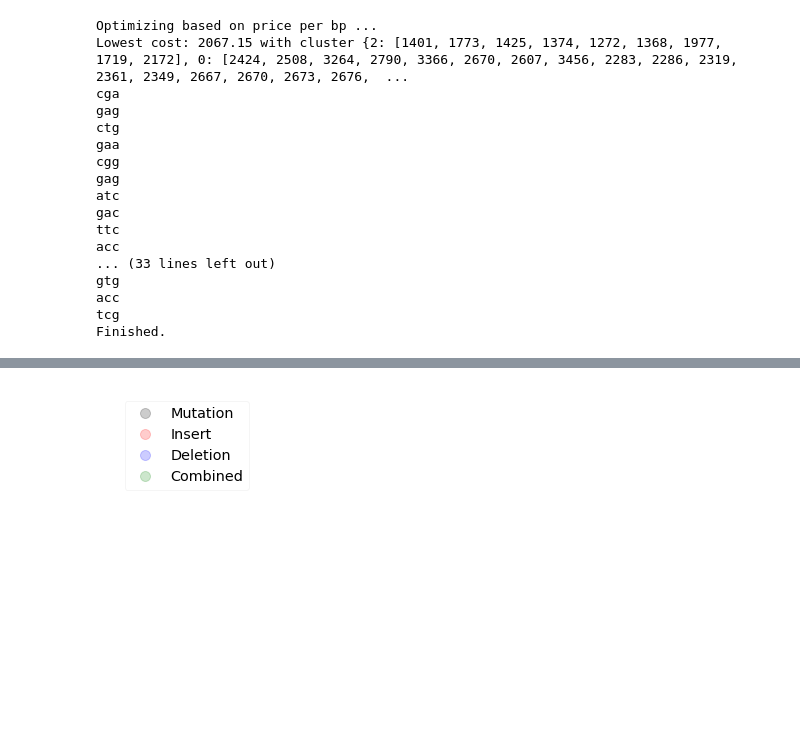
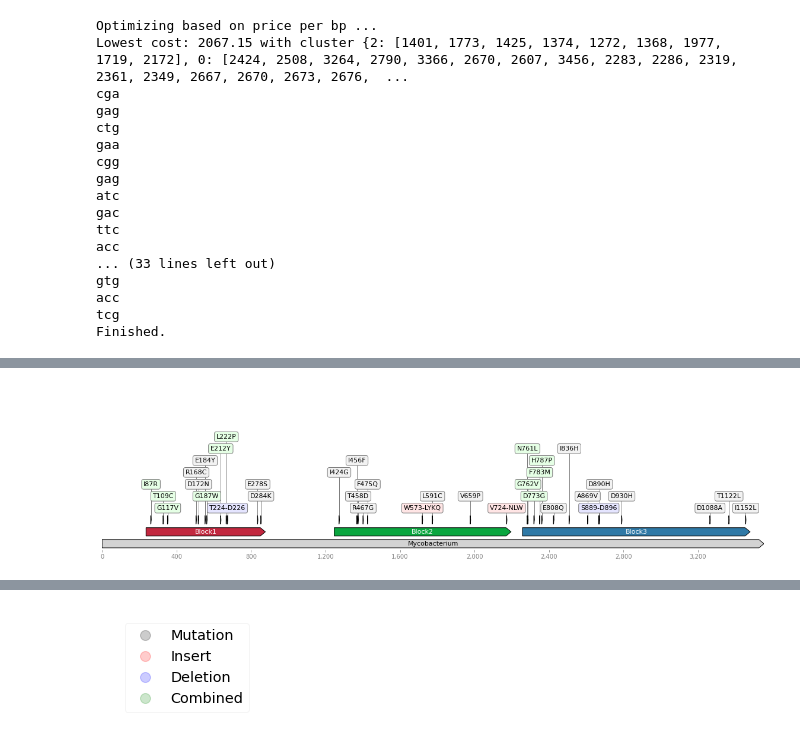
Before and after one commit to CDDLeiden/PyVADesign, a Jupyter notebook: src/test.ipynb, the cells around one changed output, grey strips where cells are left out. Cells and saved outputs as stored; diff of their text form; code cells hidden in the pictures; blank space fills up the shorter version.

```diff
--- a/src/test.ipynb
+++ b/src/test.ipynb
@@ -124,3 +86,10 @@ plot_instance.plot_eblocks_mutations(output_fp=r"C:\Users\Rosan\Documents\git\my
+# %%
+plot_instance.plot_eblocks_mutations(figure_length=20,
+                                     figure_width=5)
+
+# TODO Be consistent with the figuresieze and figsize figure length, figure width as input arguments
+# %% [output]
+[figure, added]
 # %%
 plot_instance.plot_histogram_mutations()
 # %% [output]
```
Also changed, not shown: parts of 24 cells of this notebook, 3 other files.
